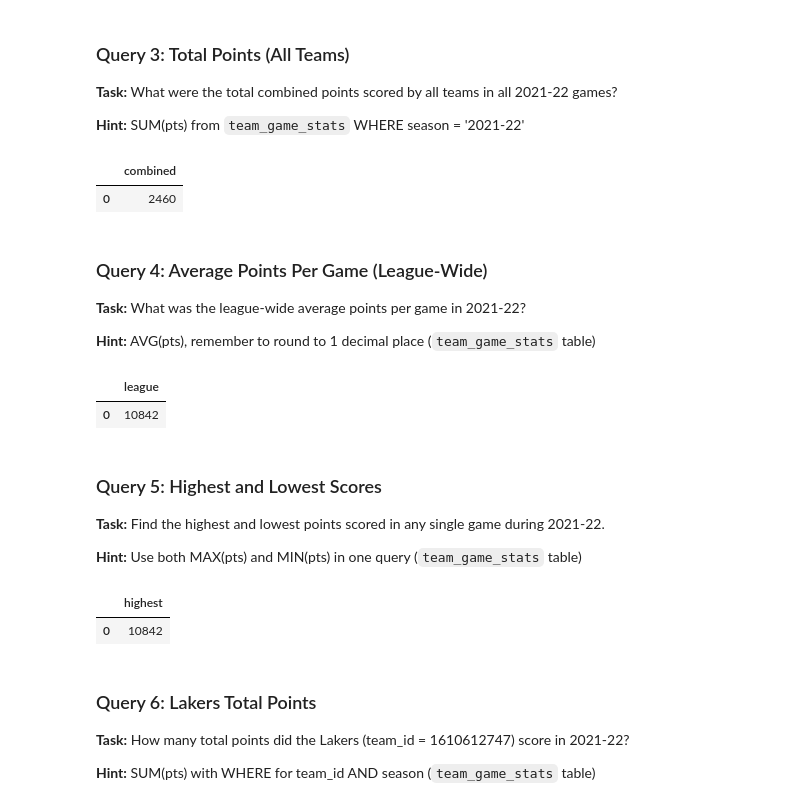
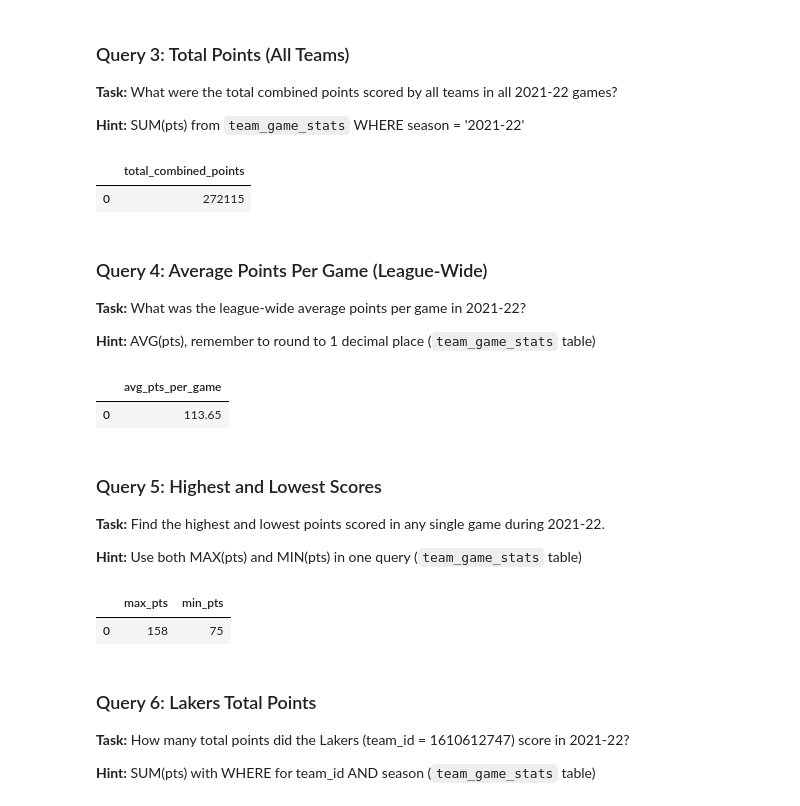
Before and after one commit to IlliaProrokov/databaseApplications, a Jupyter notebook: dbApps05aTasks_part1_starter.ipynb, the cells around one changed output. Saved outputs shown, nothing was run; the diff lists cells and outputs as text; code cells hidden in the pictures.

```diff
--- a/dbApps05aTasks_part1_starter.ipynb
+++ b/dbApps05aTasks_part1_starter.ipynb
@@ -96,7 +96,7 @@ display(result_2)
 # %%
 # TODO: Write your query
 query_3 = """
-SELECT COUNT (*) AS combined
+SELECT SUM(pts) AS total_combined_points
 FROM team_game_stats
 WHERE season = '2021-22'
 """
@@ -104,8 +104,8 @@ WHERE season = '2021-22'
 result_3 = pd.read_sql(query_3, conn)
 display(result_3)
 # %% [output]
-|  | combined |
-| 0 | 2460 |
+|  | total_combined_points |
+| 0 | 272115 |
 # %% [markdown]
 ### Query 4: Average Points Per Game (League-Wide)
 
@@ -115,15 +115,15 @@ display(result_3)
 # %%
 # TODO: Write your query
 query_4 = """
-SELECT COUNT (*) league
+SELECT ROUND(AVG(pts), 2) AS avg_pts_per_game
 FROM team_game_stats
 """
 
 result_4 = pd.read_sql(query_4, conn)
 display(result_4)
 # %% [output]
-|  | league |
-| 0 | 10842 |
+|  | avg_pts_per_game |
+| 0 | 113.65 |
 # %% [markdown]
 ### Query 5: Highest and Lowest Scores
 
@@ -133,15 +133,16 @@ display(result_4)
 # %%
 # TODO: Write your query
 query_5 = """
-SELECT COUNT (*) highest
+SELECT MAX(pts) AS max_pts, MIN(pts) AS min_pts
 FROM team_game_stats
+WHERE season = '2021-22'
 """
 
 result_5 = pd.read_sql(query_5, conn)
 display(result_5)
 # %% [output]
-|  | highest |
-| 0 | 10842 |
+|  | max_pts | min_pts |
+| 0 | 158 | 75 |
 # %% [markdown]
 ### Query 6: Lakers Total Points
 
```
Also changed, not shown: parts of 11 cells of this notebook.
